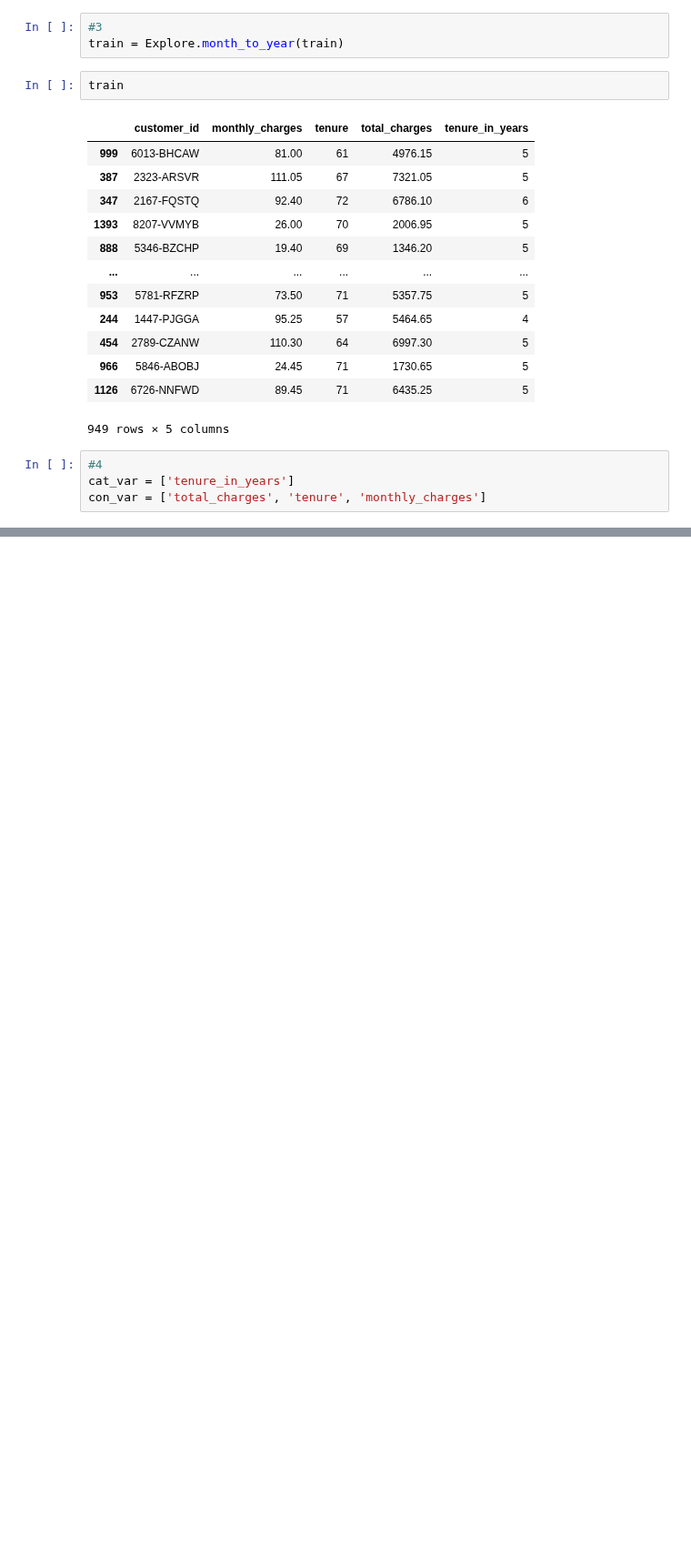
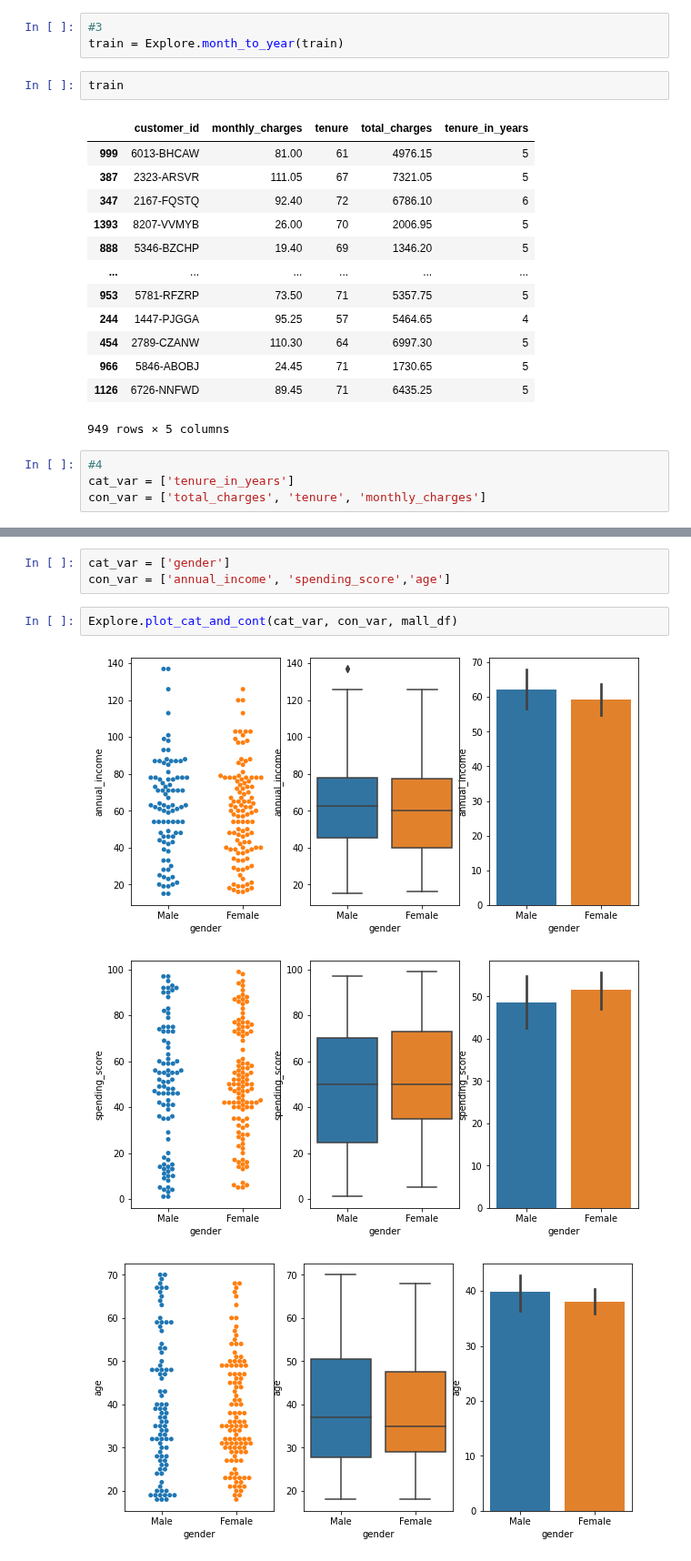
Before and after one commit to carterrxavier/regression-exercises, a Jupyter notebook: Explore.ipynb, the cells around one changed output, grey strips where cells are left out. Shown at 91% size. Saved outputs shown, nothing was run; the diff lists cells and outputs as text; blank space fills up the shorter version.

```diff
--- a/Explore.ipynb
+++ b/Explore.ipynb
@@ -82,0 +119,9 @@ Explore.plot_cat_and_cont(cat_var, con_var, train)
+# %%
+cat_var = ['gender']
+con_var = ['annual_income', 'spending_score','age']
+# %%
+Explore.plot_cat_and_cont(cat_var, con_var, mall_df)
+# %% [output]
+[figure, added]
+[figure, added]
+[figure, added]
```
Also changed, not shown: parts of 8 cells of this notebook, 4 other files.
